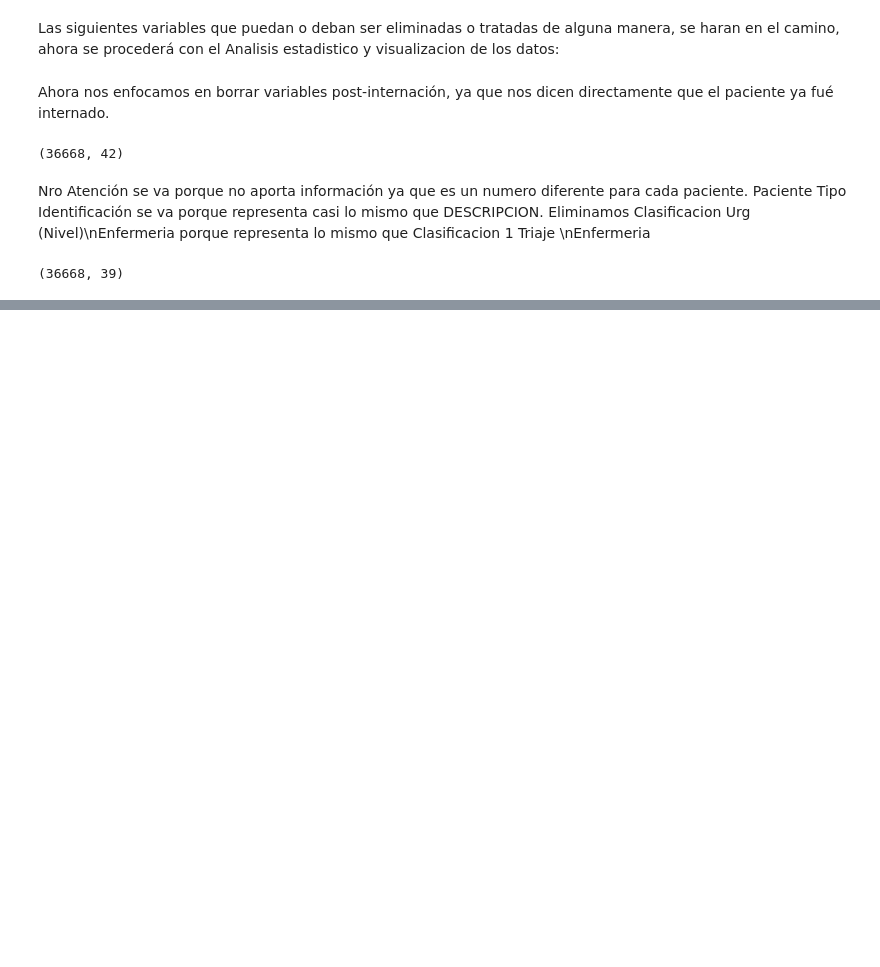
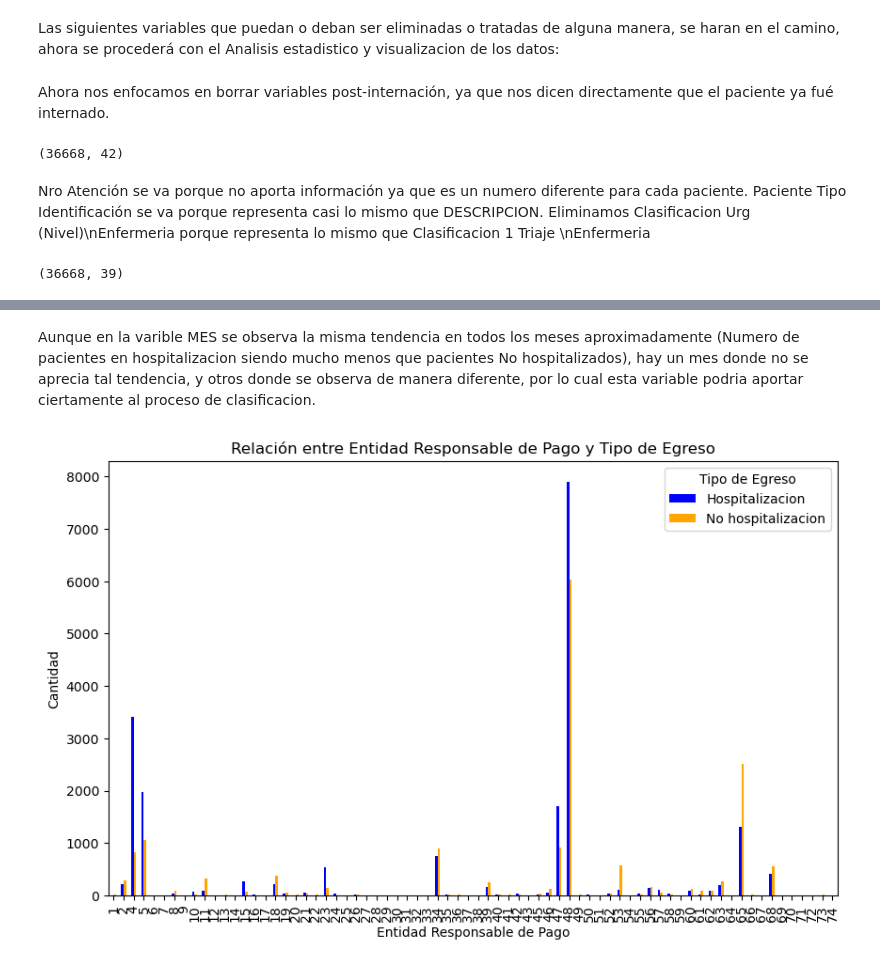
Before and after one commit to AndresBanquezBio/BDUrgencias, a Jupyter notebook: NoteBook/Limpieza.ipynb, the cells around one changed output, grey strips where cells are left out. Saved outputs shown, nothing was run; the diff lists cells and outputs as text; code cells hidden in the pictures; blank space fills up the shorter version.

```diff
--- a/NoteBook/Limpieza.ipynb
+++ b/NoteBook/Limpieza.ipynb
@@ -249,0 +365,16 @@ corrMatrix(df_3)
+# %% [markdown]
+Aunque en la varible MES se observa la misma tendencia en todos los meses aproximadamente (Numero de pacientes en hospitalizacion siendo mucho menos que pacientes No hospitalizados), hay un mes donde no se aprecia tal tendencia, y otros donde se observa de manera diferente, por lo cual esta variable podria aportar ciertamente al proceso de clasificacion.
+# %%
+conteo_entidad_pago = df_31.groupby(['Paciente Entidad Responsable Pago', 'Tipo Egreso (INTERNACION)']).size().unstack()
+
+conteo_entidad_pago.plot(kind='bar', color=['blue', 'orange'], figsize=(10, 6))
+plt.title('Relación entre Entidad Responsable de Pago y Tipo de Egreso')
+plt.xlabel('Entidad Responsable de Pago')
+plt.ylabel('Cantidad')
+plt.xticks(rotation=90)
+plt.legend(title='Tipo de Egreso')
+
+
+plt.show()
+# %% [output]
+[figure, added]
```
Also changed, not shown: parts of 70 cells of this notebook.
